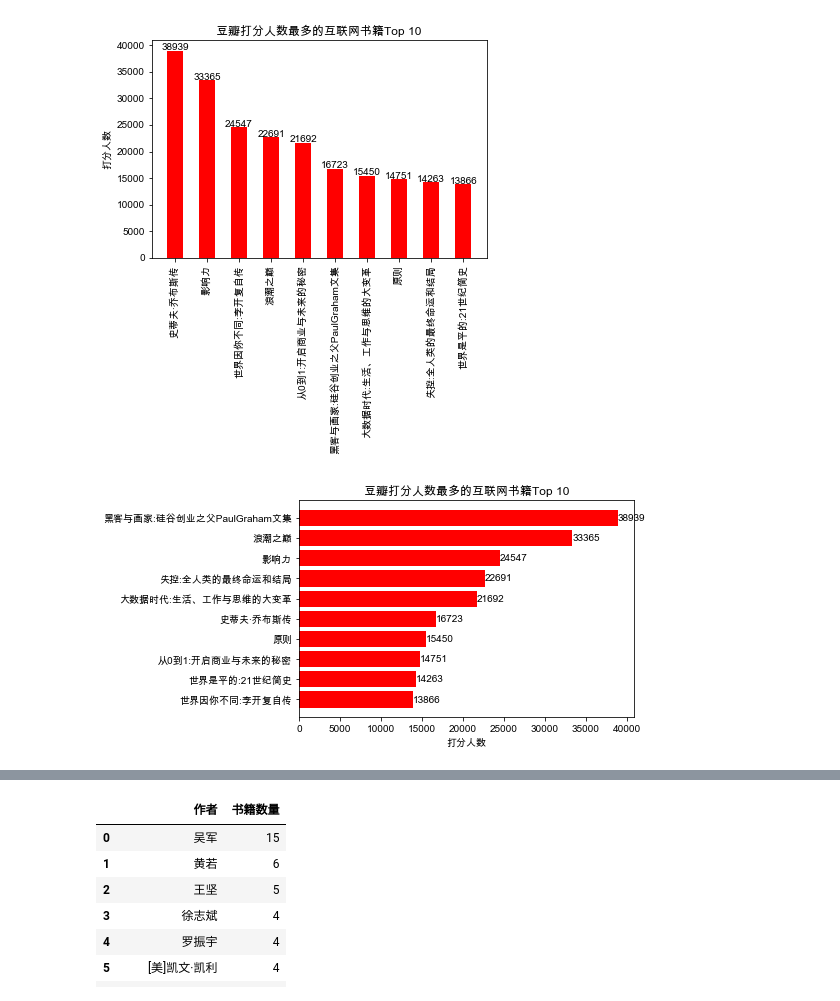
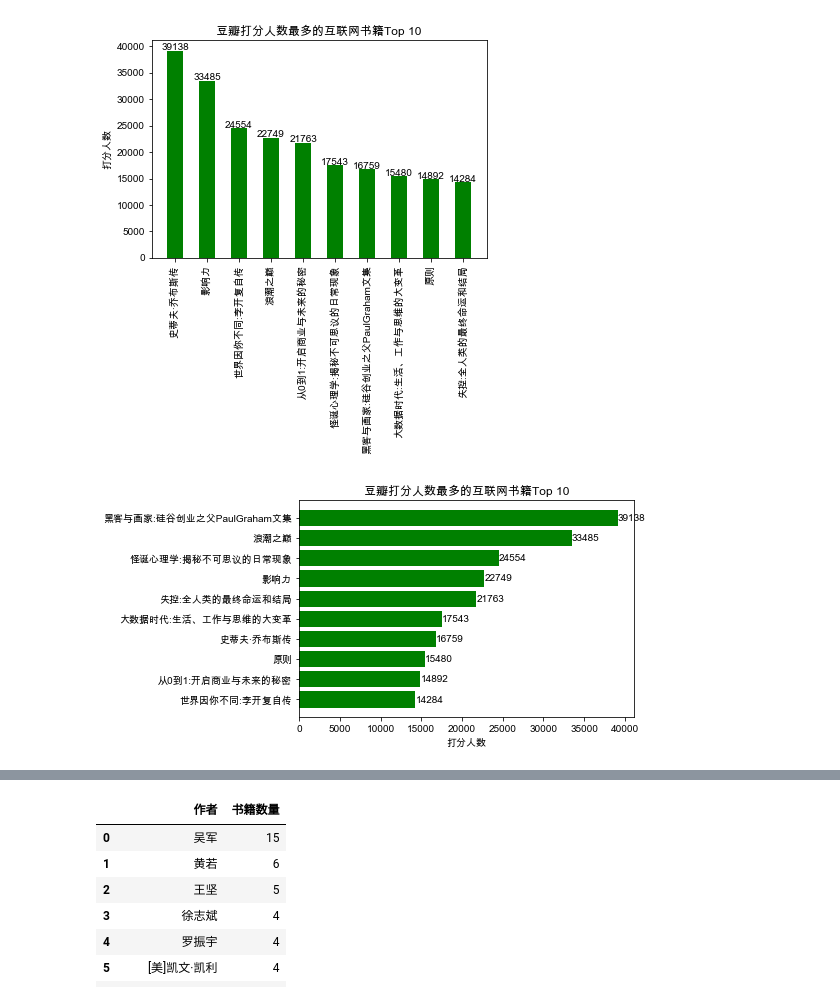
Before and after one commit to huiyanglu/My_Ideas, a Jupyter notebook: 20190823_douban_analysis/douban_analysis.ipynb, the cells around one changed output, grey strips where cells are left out. Cells and saved outputs as stored; diff of their text form; code cells hidden in the pictures.

```diff
--- a/20190823_douban_analysis/douban_analysis.ipynb
+++ b/20190823_douban_analysis/douban_analysis.ipynb
@@ -13,11 +13,11 @@ db = pymysql.connect("localhost", "root", "87869973lhy", "douban_bk", charset='u
 # 使用cursor()方法获取操作游标
 cursor = db.cursor()
 # 使用execute方法执行SQL语句
-cursor.execute("SELECT * FROM internet_bk")
+cursor.execute("SELECT * FROM internet_bk_all")
 result = cursor.fetchall()
 db.close()
 
-in_columns = ['姓名','作者','ID','链接','打分人数','分数']
+in_columns = ['姓名','作者','出版年份','价格','打分人数','分数','ID','链接']
 df=DataFrame(list(result),columns=in_columns)
 df.head()
 # %% [output]
@@ -50,7 +50,7 @@ top10
 # %%
 fig = plt.subplots(1,1)
 data = Series(top10['打分人数'],index=top10['姓名'])
-plt.bar(top10['姓名'],top10['打分人数'],width=0.5,color='r')
+plt.bar(top10['姓名'],top10['打分人数'],width=0.5,color='green')
 
 plt.rcParams['font.sans-serif'] = ['Arial Unicode MS']
 plt.xticks(top10['姓名'], top10['姓名'], rotation=90)
@@ -61,33 +61,33 @@ plt.title('豆瓣打分人数最多的互联网书籍Top 10')
 for x,y in enumerate(top10['打分人数']):
     plt.text(x,y+100,'%s' %round(y,1),ha='center')
 # %% [output]
-[figure, old version]
+[figure, new version]
 # %%
 import matplotlib.pyplot as plt
 from matplotlib.font_manager import FontProperties
 
 #数据
 name=top10['姓名']
 colleges=top10['打分人数']
 colleges = colleges.sort_values(ascending=True)
 name = name.sort_values(ascending=True)
 #图像绘制
 fig,ax=plt.subplots()
-b=ax.barh(range(len(name)),colleges,color='r')
+b=ax.barh(range(len(name)),colleges,color='green')
 
 #添加数据标签
 for rect in b:
     w=rect.get_width()
     ax.text(w,rect.get_y()+rect.get_height()/2,'%d'%int(w),ha='left',va='center')
 
 #设置Y轴刻度线标签
 ax.set_yticks(range(len(name)))
 ax.set_yticklabels(name)
 plt.xlabel('打分人数')
 plt.title('豆瓣打分人数最多的互联网书籍Top 10')
 plt.show()
 # %% [output]
-[figure, old version]
+[figure, new version]
 # %%
 #评分人数大于100且分数最高的互联网书籍Top 10
 over500 = df.loc[df['打分人数']>500]
```
Also changed, not shown: parts of 12 cells of this notebook, 2 other files.
